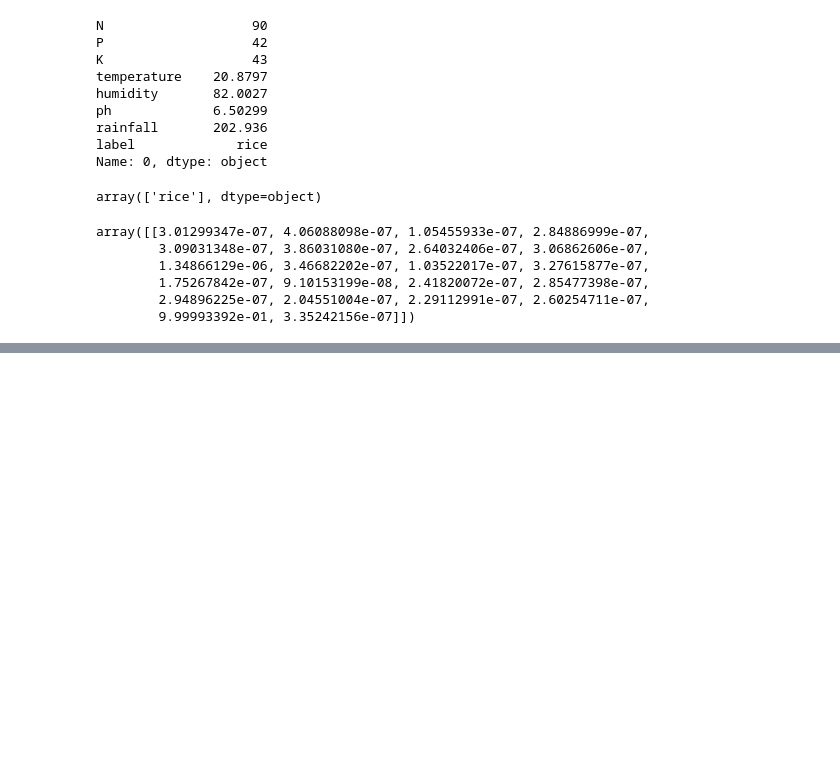
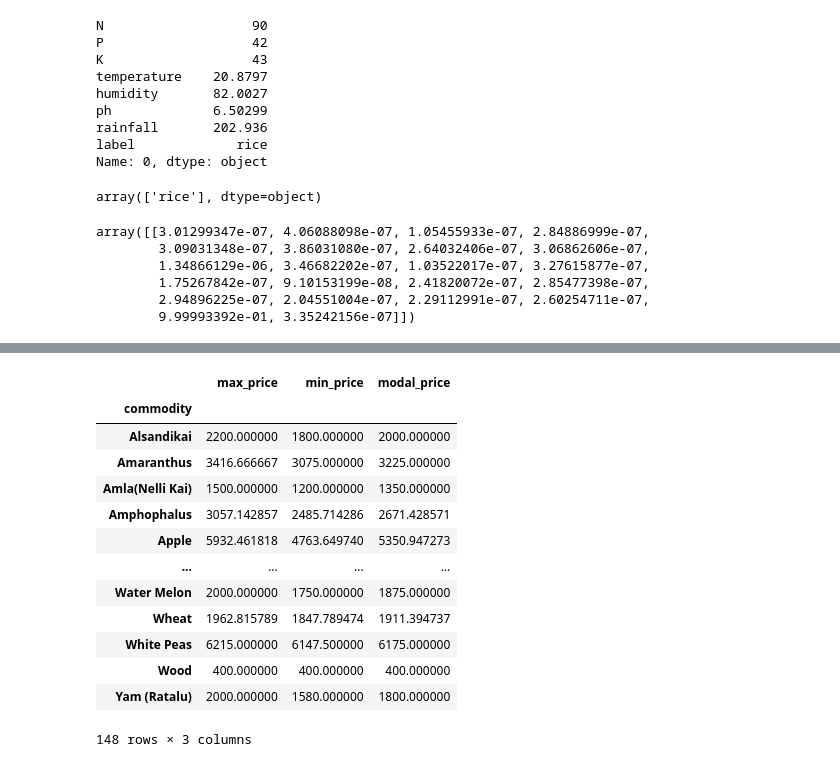
Before and after one commit to arnav127/beta01_200OK, a Jupyter notebook: services/croprec.ipynb, the cells around one changed output, grey strips where cells are left out. Drawn from its saved outputs; the diff is of its cells as text; code cells hidden in the pictures; blank space fills up the shorter version.

```diff
--- a/services/croprec.ipynb
+++ b/services/croprec.ipynb
@@ -159,0 +182,3 @@ array([[3.01299347e-07, 4.06088098e-07, 1.05455933e-07, 2.84886999e-07,
+# %%
+API_KEY = '579b464db66ec23bdd0000011ba9d12290bd43596d85ab8a2ea7bef2'
+datagovin = DataGovIndia(API_KEY)
@@ -159,0 +189,2 @@ array([[3.01299347e-07, 4.06088098e-07, 1.05455933e-07, 2.84886999e-07,
+# %%
+data = datagovin.get_data('9ef84268-d588-465a-a308-a864a43d0070', num_results='all')
@@ -159,0 +199,3 @@ array([[3.01299347e-07, 4.06088098e-07, 1.05455933e-07, 2.84886999e-07,
+# %%
+da = data.drop(['state', 'district', 'market', 'variety', 'arrival_date'], axis=1)
+da.head()
@@ -159,0 +221,3 @@ array([[3.01299347e-07, 4.06088098e-07, 1.05455933e-07, 2.84886999e-07,
+# %%
+import pandas as pd
+da = da.apply(pd.to_numeric, errors='ignore')
@@ -159,0 +233,18 @@ array([[3.01299347e-07, 4.06088098e-07, 1.05455933e-07, 2.84886999e-07,
+# %%
+# da.dtypes
+pd.pivot_table(data=da, index=['commodity'], aggfunc='mean')
+# %% [output]
+|  | max_price | min_price | modal_price |
+| commodity |  |  |  |
+| Alsandikai | 2200.000000 | 1800.000000 | 2000.000000 |
+| Amaranthus | 3416.666667 | 3075.000000 | 3225.000000 |
+| Amla(Nelli Kai) | 1500.000000 | 1200.000000 | 1350.000000 |
+| Amphophalus | 3057.142857 | 2485.714286 | 2671.428571 |
+| Apple | 5932.461818 | 4763.649740 | 5350.947273 |
+| ... | ... | ... | ... |
+| Water Melon | 2000.000000 | 1750.000000 | 1875.000000 |
+| Wheat | 1962.815789 | 1847.789474 | 1911.394737 |
+| White Peas | 6215.000000 | 6147.500000 | 6175.000000 |
+| Wood | 400.000000 | 400.000000 | 400.000000 |
+| Yam (Ratalu) | 2000.000000 | 1580.000000 | 1800.000000 |
+148 rows × 3 columns
```
Also changed, not shown: parts of 7 cells of this notebook, 3 other files.
